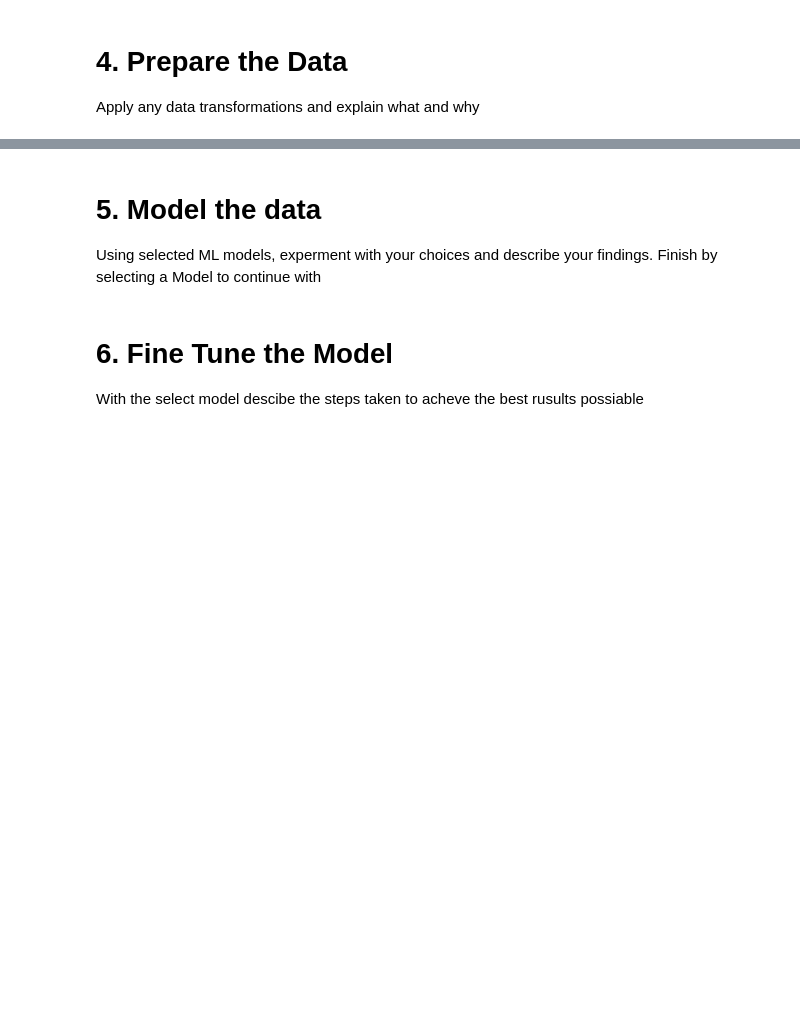
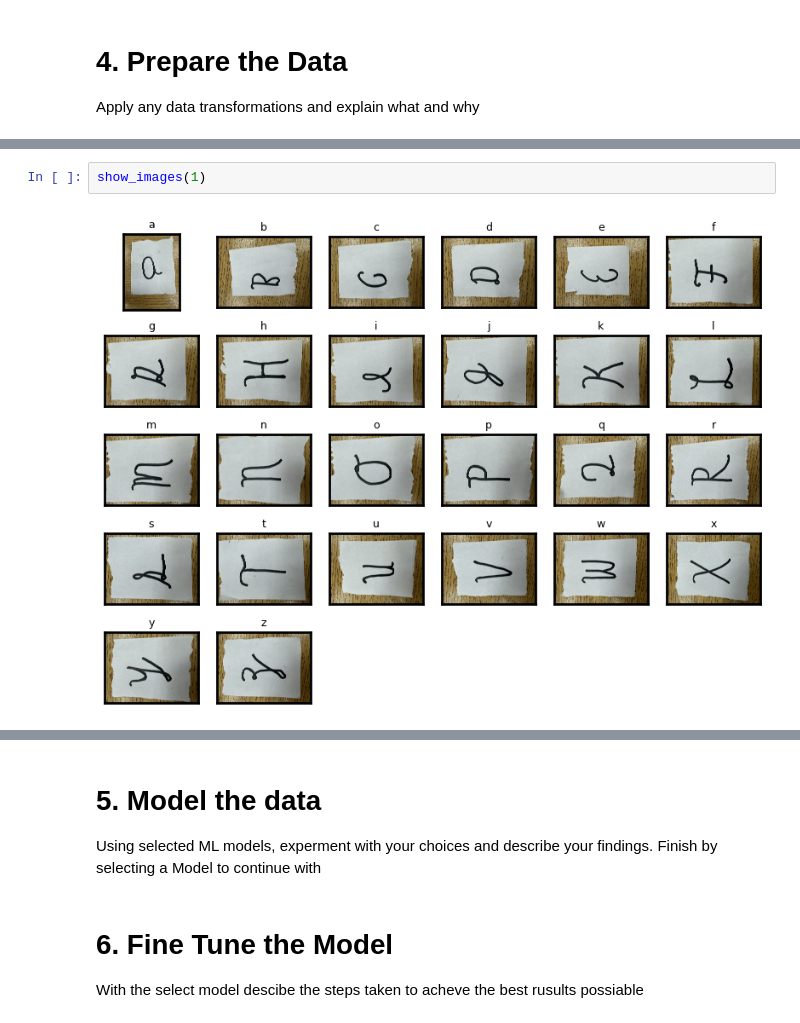
Before and after one commit to mandiiiwu/ml-classwork, a Jupyter notebook: Project_5/Project_5.ipynb, the cells around one changed output, grey strips where cells are left out. Cells and saved outputs as stored; diff of their text form; blank space fills up the shorter version.

```diff
--- a/Project_5/Project_5.ipynb
+++ b/Project_5/Project_5.ipynb
@@ -228,0 +318,4 @@ Apply any data transformations and explain what and why
+# %%
+show_images(1)
+# %% [output]
+[figure, added]
```
Also changed, not shown: parts of 6 cells of this notebook.
